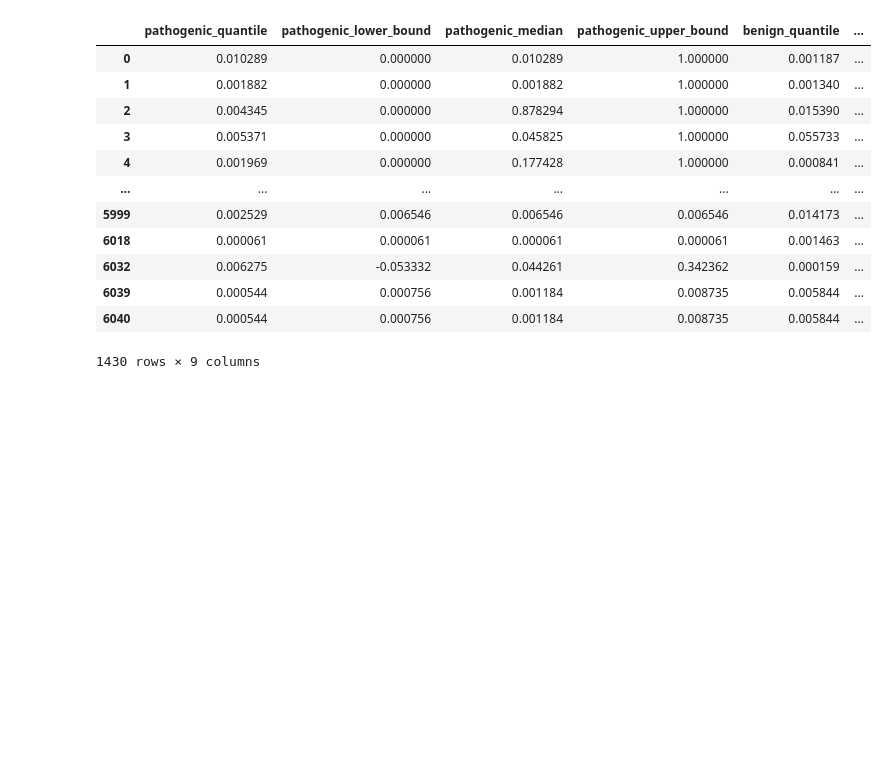
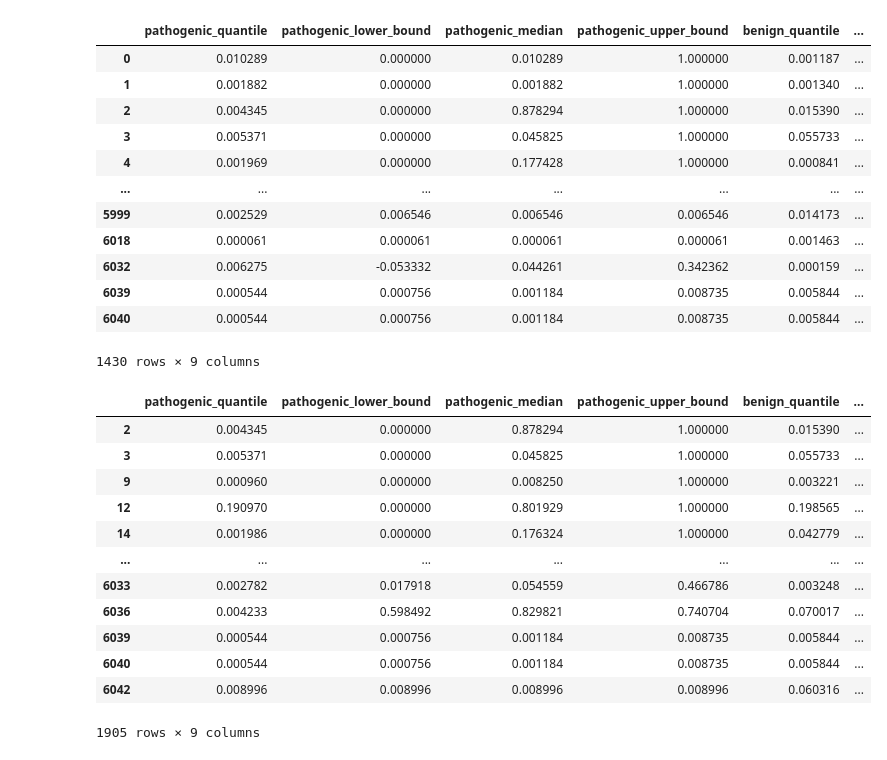
Before and after one commit to SietsmaRJ/capice_updatr, a Jupyter notebook: scripts/thresholds.ipynb, the cells around one changed output. Drawn from its saved outputs; the diff is of its cells as text; code cells hidden in the pictures; blank space fills up the shorter version.

```diff
--- a/scripts/thresholds.ipynb
+++ b/scripts/thresholds.ipynb
@@ -712,3 +712,19 @@ thresholds[thresholds['benign_upper_bound'] >= thresholds['pathogenic_lower_boun
 | 6039 | 0.000544 | 0.000756 | 0.001184 | 0.008735 | 0.005844 | ... |
 | 6040 | 0.000544 | 0.000756 | 0.001184 | 0.008735 | 0.005844 | ... |
 1430 rows × 9 columns
+# %%
+thresholds[thresholds['pathogenic_quantile'] < thresholds['benign_quantile']]
+# %% [output]
+|  | pathogenic_quantile | pathogenic_lower_bound | pathogenic_median | pathogenic_upper_bound | benign_quantile | ... |
+| 2 | 0.004345 | 0.000000 | 0.878294 | 1.000000 | 0.015390 | ... |
+| 3 | 0.005371 | 0.000000 | 0.045825 | 1.000000 | 0.055733 | ... |
+| 9 | 0.000960 | 0.000000 | 0.008250 | 1.000000 | 0.003221 | ... |
+| 12 | 0.190970 | 0.000000 | 0.801929 | 1.000000 | 0.198565 | ... |
+| 14 | 0.001986 | 0.000000 | 0.176324 | 1.000000 | 0.042779 | ... |
+| ... | ... | ... | ... | ... | ... | ... |
+| 6033 | 0.002782 | 0.017918 | 0.054559 | 0.466786 | 0.003248 | ... |
+| 6036 | 0.004233 | 0.598492 | 0.829821 | 0.740704 | 0.070017 | ... |
+| 6039 | 0.000544 | 0.000756 | 0.001184 | 0.008735 | 0.005844 | ... |
+| 6040 | 0.000544 | 0.000756 | 0.001184 | 0.008735 | 0.005844 | ... |
+| 6042 | 0.008996 | 0.008996 | 0.008996 | 0.008996 | 0.060316 | ... |
+1905 rows × 9 columns
```
Also changed, not shown: parts of 3 cells of this notebook, 2 other files.
